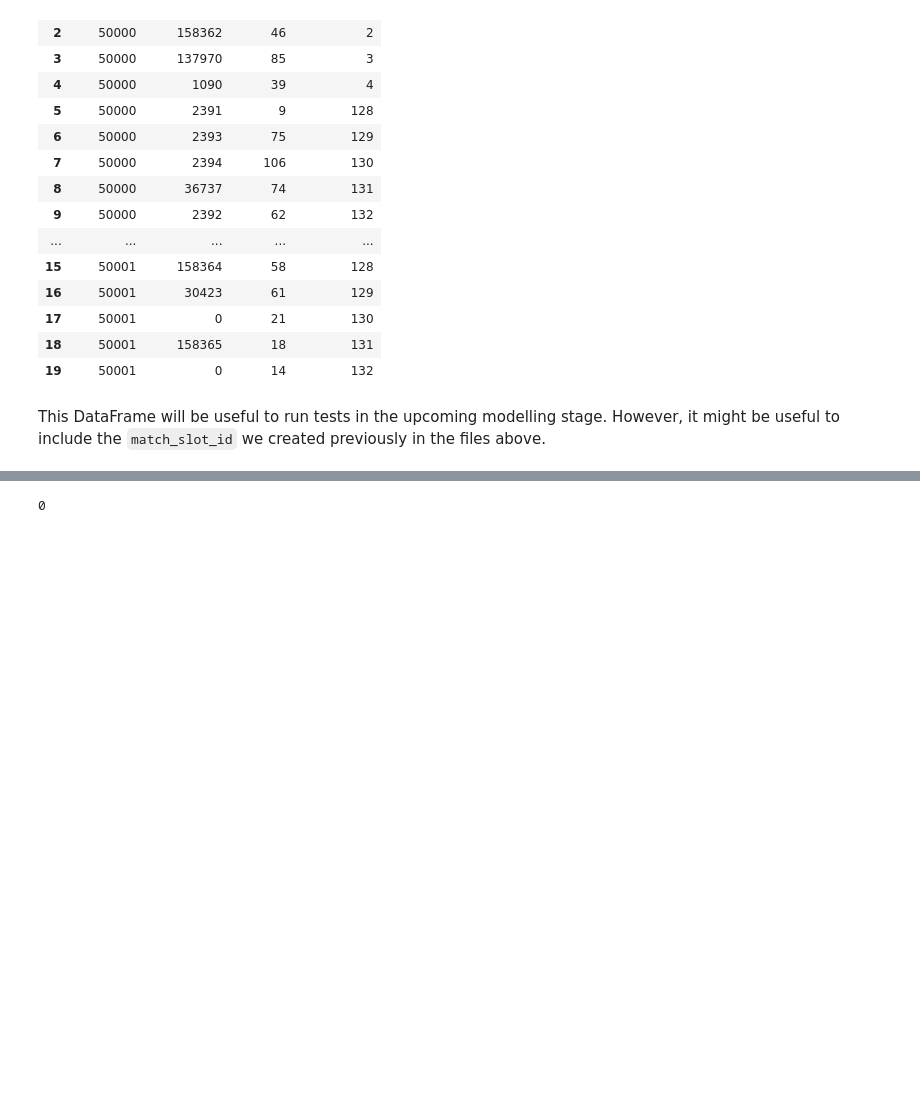
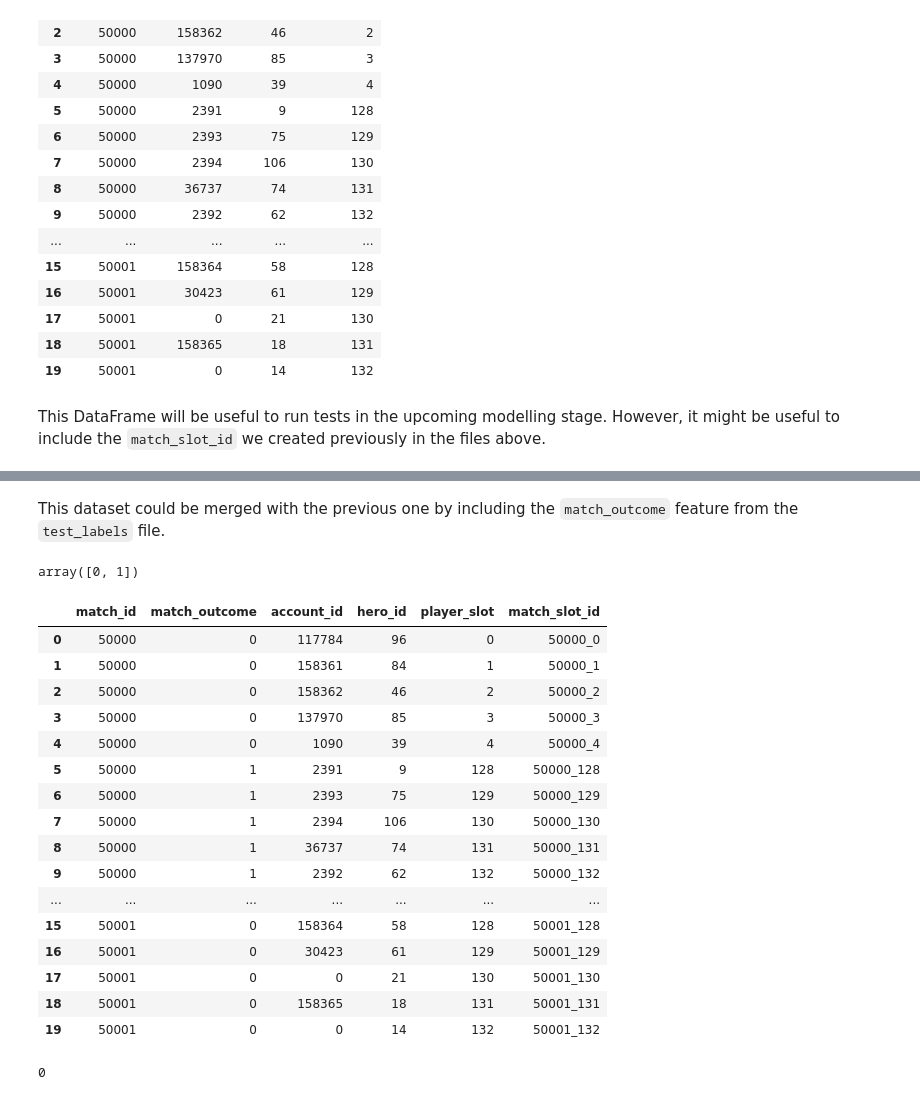
Before and after one commit to jpniet/Dota2-Matchmaking, a Jupyter notebook: Notebooks/Data_Cleaning_and_Exploration.ipynb, the cells around one changed output, grey strips where cells are left out. Drawn from its saved outputs; the diff is of its cells as text; code cells hidden in the pictures; blank space fills up the shorter version.

```diff
--- a/Notebooks/Data_Cleaning_and_Exploration.ipynb
+++ b/Notebooks/Data_Cleaning_and_Exploration.ipynb
@@ -3137,0 +3128,6 @@ df['test_labels'].sample(20)
+# %%
+# convert 'True' and 'False' to binary values
+df['test_labels']['radiant_win'] = (df['test_labels']['radiant_win'] == True).astype('Int64')
+
+# Checking the updated column
+df['test_labels']['radiant_win'].value_counts(normalize=True)
@@ -3229,3 +3220,43 @@ df['test_player'].sample(20)
+# %% [markdown]
+This dataset could be merged with the previous one by including the `match_outcome` feature from the `test_labels` file.
+# %%
+# Obtaining the match outcomes from the test labels
+test_labels = df['test_labels'].set_index('match_id')['radiant_win'].to_dict() # convert to dictionary for faster lookups
+match_outcome = []
+
+for i, row in df['test_player'].iterrows():
+    match_id = row['match_id']
+    if match_id in test_labels:
+        radiant_win = test_labels[match_id]
+        if row['player_slot'] < 5:
+            match_outcome.append(int(radiant_win))
+        else:
+            match_outcome.append(int(not radiant_win)) # Inverting the result for Dire players
+    else:
+        raise ValueError(f"match_id {match_id} not found in test_labels")
+
+df['test_player'].insert(loc=1, column='match_outcome', value=match_outcome)
+display(df['test_player']['match_outcome'].unique())
+df['test_player'].head(20)
+# %% [output]
+array([0, 1])
+|  | match_id | match_outcome | account_id | hero_id | player_slot | match_slot_id |
+| 0 | 50000 | 0 | 117784 | 96 | 0 | 50000_0 |
+| 1 | 50000 | 0 | 158361 | 84 | 1 | 50000_1 |
+| 2 | 50000 | 0 | 158362 | 46 | 2 | 50000_2 |
+| 3 | 50000 | 0 | 137970 | 85 | 3 | 50000_3 |
+| 4 | 50000 | 0 | 1090 | 39 | 4 | 50000_4 |
+| 5 | 50000 | 1 | 2391 | 9 | 128 | 50000_128 |
+| 6 | 50000 | 1 | 2393 | 75 | 129 | 50000_129 |
+| 7 | 50000 | 1 | 2394 | 106 | 130 | 50000_130 |
+| 8 | 50000 | 1 | 36737 | 74 | 131 | 50000_131 |
+| 9 | 50000 | 1 | 2392 | 62 | 132 | 50000_132 |
+| ... | ... | ... | ... | ... | ... | ... |
+| 15 | 50001 | 0 | 158364 | 58 | 128 | 50001_128 |
+| 16 | 50001 | 0 | 30423 | 61 | 129 | 50001_129 |
+| 17 | 50001 | 0 | 0 | 21 | 130 | 50001_130 |
+| 18 | 50001 | 0 | 158365 | 18 | 131 | 50001_131 |
+| 19 | 50001 | 0 | 0 | 14 | 132 | 50001_132 |
 # %%
 # Saving the file to the cleaned directory
 file_path = os.path.join(clean_folder, 'test_players.csv')
```
Also changed, not shown: parts of 78 cells of this notebook.
